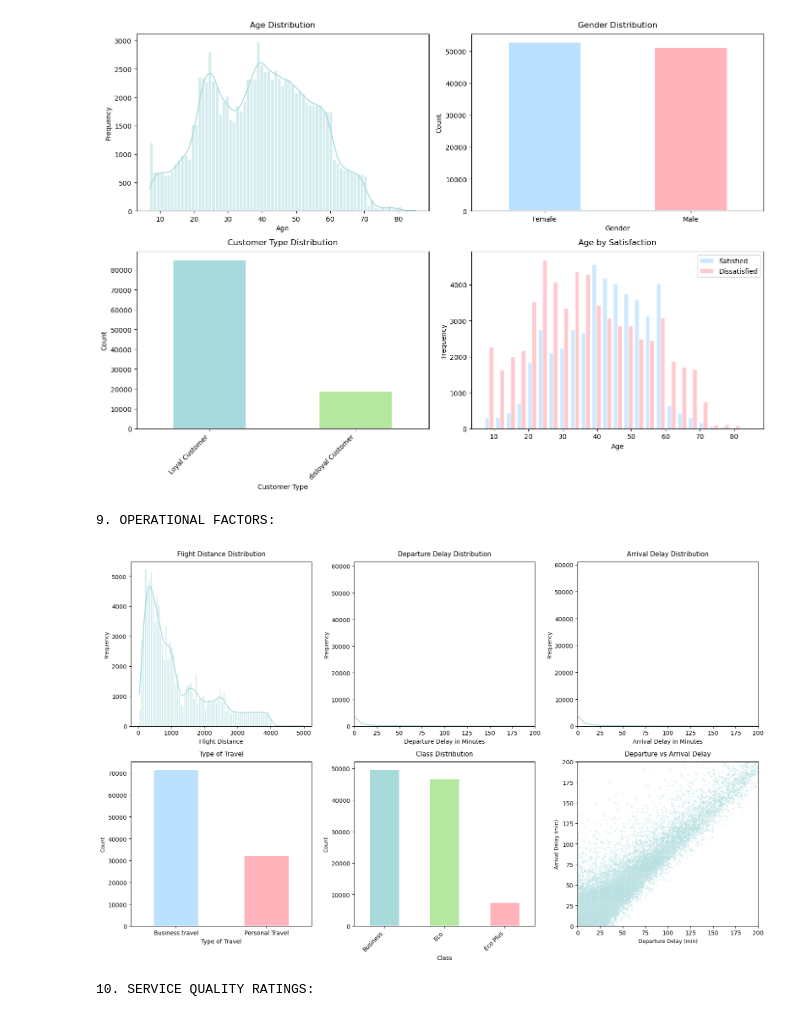
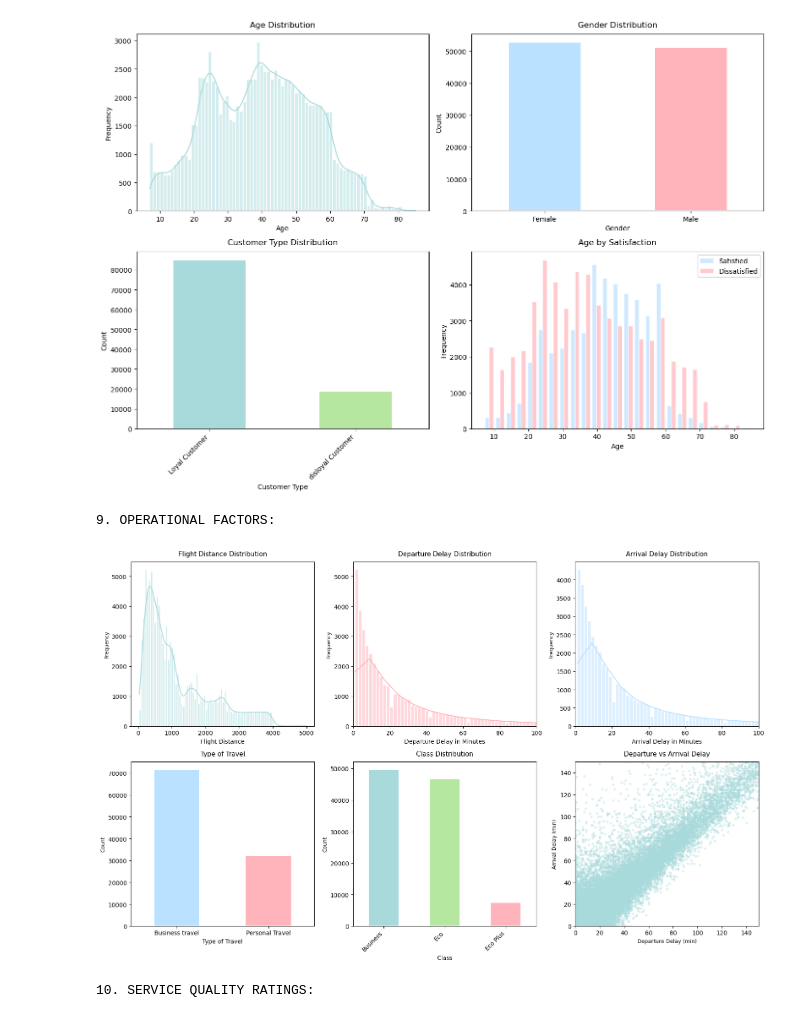
Before and after one commit to Rawrawel/MSCA681-FinalReport, a Jupyter notebook: Visualization/Part A-Data visualization.ipynb, the cells around one changed output. Saved outputs shown, nothing was run; the diff lists cells and outputs as text; code cells hidden in the pictures.

```diff
--- a/Visualization/Part A-Data visualization.ipynb
+++ b/Visualization/Part A-Data visualization.ipynb
@@ -187,51 +187,59 @@ print('\n9. OPERATIONAL FACTORS:')
 
 fig, axes = plt.subplots(2, 3, figsize=(16, 10))
 
+# Flight Distance
 sns.histplot(data=Train_df, x='Flight Distance', kde=True, ax=axes[0, 0],
             color='#a8dadc', edgecolor='white', linewidth=1.2)
 axes[0, 0].set_title('Flight Distance Distribution', fontsize=11, pad=10)
 axes[0, 0].set_ylabel('Frequency', fontsize=9)
 
-sns.histplot(data=Train_df, x='Departure Delay in Minutes', kde=True, ax=axes[0, 1],
-            color='#a8dadc', edgecolor='white', linewidth=1.2)
+# Departure Delay; Only delayed flights
+delayed_dep = Train_df[Train_df['Departure Delay in Minutes'] > 0]
+sns.histplot(data=delayed_dep, x='Departure Delay in Minutes', kde=True, ax=axes[0, 1],
+            color='#ffb3ba', edgecolor='white', linewidth=1.2)
 axes[0, 1].set_title('Departure Delay Distribution', fontsize=11, pad=10)
-axes[0, 1].set_xlim([0, 200])
 axes[0, 1].set_ylabel('Frequency', fontsize=9)
+axes[0, 1].set_xlim([0, 100])
 
-sns.histplot(data=Train_df, x='Arrival Delay in Minutes', kde=True, ax=axes[0, 2],
-            color='#a8dadc', edgecolor='white', linewidth=1.2)
+# Arrival Delay; Only delayed flights
+delayed_arr = Train_df[Train_df['Arrival Delay in Minutes'] > 0]
+sns.histplot(data=delayed_arr, x='Arrival Delay in Minutes', kde=True, ax=axes[0, 2],
+            color='#bae1ff', edgecolor='white', linewidth=1.2)
 axes[0, 2].set_title('Arrival Delay Distribution', fontsize=11, pad=10)
-axes[0, 2].set_xlim([0, 200])
 axes[0, 2].set_ylabel('Frequency', fontsize=9)
+axes[0, 2].set_xlim([0, 100])
 
+# Type of Travel
 Train_df['Type of Travel'].value_counts().plot(kind='bar', ax=axes[1, 0],
                                                color=['#bae1ff', '#ffb3ba'],
                                                edgecolor='white', linewidth=1.5)
 axes[1, 0].set_title('Type of Travel', fontsize=11, pad=10)
 axes[1, 0].set_ylabel('Count', fontsize=9)
 axes[1, 0].set_xticklabels(axes[1, 0].get_xticklabels(), rotation=0)
 
+# Class
 Train_df['Class'].value_counts().plot(kind='bar', ax=axes[1, 1],
                                      color=['#a8dadc', '#b5e7a0', '#ffb3ba'],
                                      edgecolor='white', linewidth=1.5)
 axes[1, 1].set_title('Class Distribution', fontsize=11, pad=10)
 axes[1, 1].set_ylabel('Count', fontsize=9)
 axes[1, 1].set_xticklabels(axes[1, 1].get_xticklabels(), rotation=45, ha='right')
 
+# Departure vs Arrival Delay
 axes[1, 2].scatter(Train_df['Departure Delay in Minutes'],
                   Train_df['Arrival Delay in Minutes'],
-                  alpha=0.3, color='#a8dadc', edgecolors='white', linewidth=0.3, s=10)
+                  alpha=0.3, color='#a8dadc', s=10)
 axes[1, 2].set_title('Departure vs Arrival Delay', fontsize=11, pad=10)
 axes[1, 2].set_xlabel('Departure Delay (min)', fontsize=9)
 axes[1, 2].set_ylabel('Arrival Delay (min)', fontsize=9)
-axes[1, 2].set_xlim([0, 200])
-axes[1, 2].set_ylim([0, 200])
+axes[1, 2].set_xlim([0, 150])
+axes[1, 2].set_ylim([0, 150])
 
 plt.tight_layout()
 plt.show()
 # %% [output]
 9. OPERATIONAL FACTORS:
-[figure, old version]
+[figure, new version]
 # %%
 #Service Quality Ratings
 print('\n10. SERVICE QUALITY RATINGS:')
```
Also changed, not shown: parts of 1 cell of this notebook.
